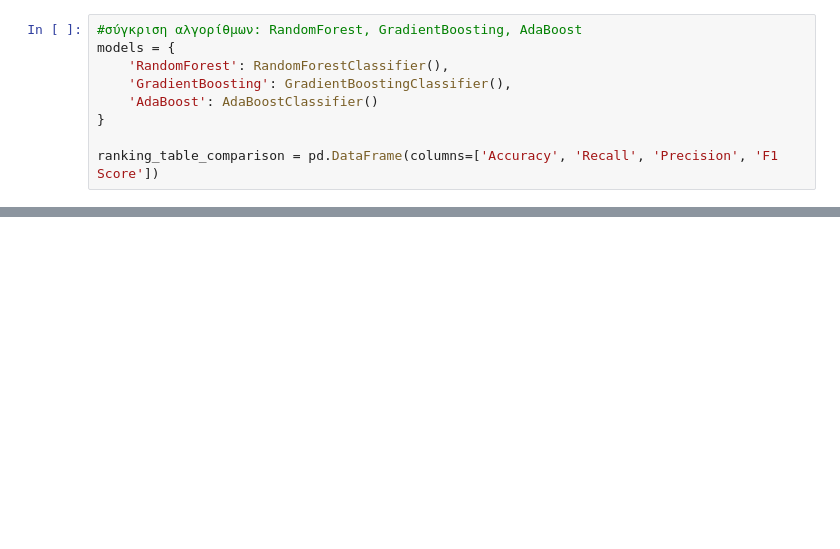
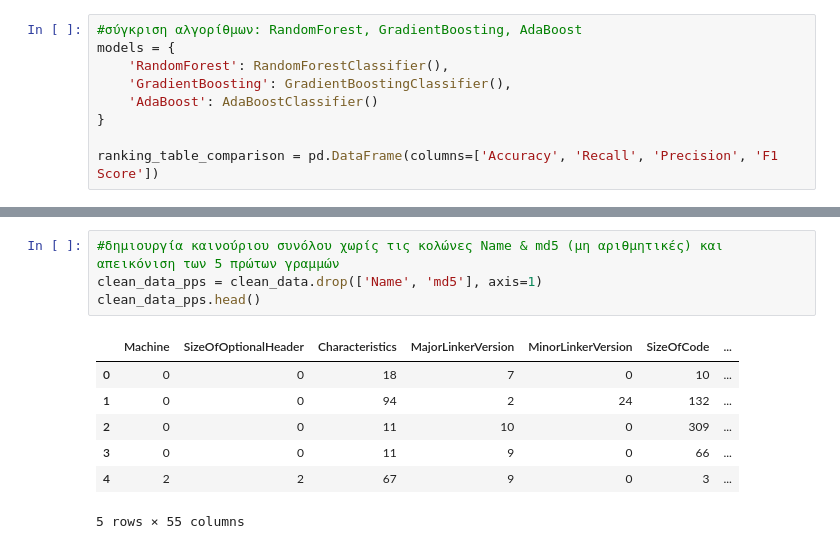
Before and after one commit to georgilasg/ekpa_homework, a Jupyter notebook: Ransomware.ipynb, the cells around one changed output, grey strips where cells are left out. Saved outputs shown, nothing was run; the diff lists cells and outputs as text; blank space fills up the shorter version.

```diff
--- a/Ransomware.ipynb
+++ b/Ransomware.ipynb
@@ -212,0 +295,12 @@ print(ranking_table_comparison)
+# %%
+#δημιουργία καινούριου συνόλου χωρίς τις κολώνες Name & md5 (μη αριθμητικές) και απεικόνιση των 5 πρώτων γραμμών
+clean_data_pps = clean_data.drop(['Name', 'md5'], axis=1)
+clean_data_pps.head()
+# %% [output]
+|  | Machine | SizeOfOptionalHeader | Characteristics | MajorLinkerVersion | MinorLinkerVersion | SizeOfCode | ... |
+| 0 | 0 | 0 | 18 | 7 | 0 | 10 | ... |
+| 1 | 0 | 0 | 94 | 2 | 24 | 132 | ... |
+| 2 | 0 | 0 | 11 | 10 | 0 | 309 | ... |
+| 3 | 0 | 0 | 11 | 9 | 0 | 66 | ... |
+| 4 | 2 | 2 | 67 | 9 | 0 | 3 | ... |
+5 rows × 55 columns
```
Also changed, not shown: parts of 12 cells of this notebook.
